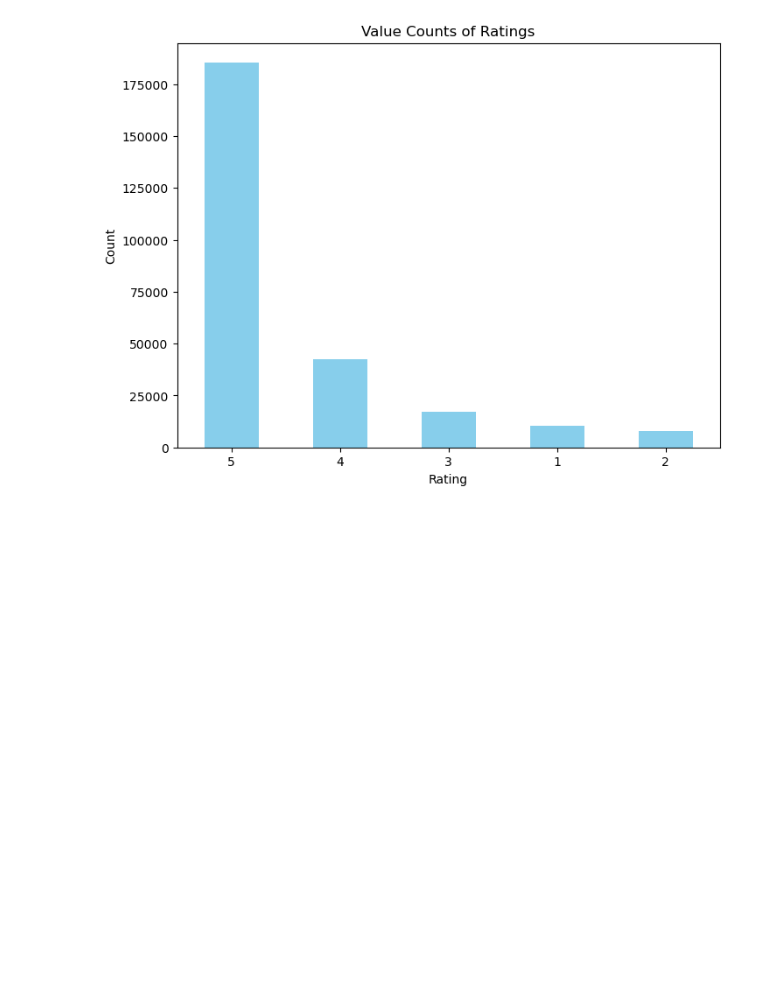
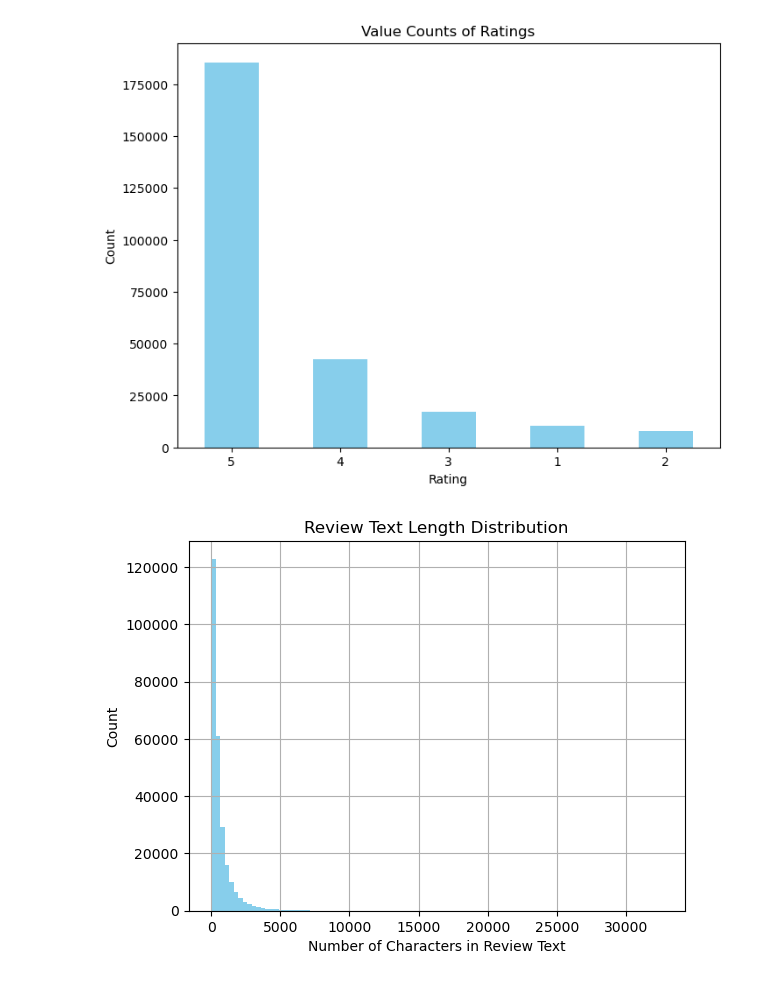
Before and after one commit to lderr4/Fresh-Finds-Album-Recommendation, a Jupyter notebook: explore_data.ipynb, the cells around one changed output. Drawn from its saved outputs; the diff is of its cells as text; code cells hidden in the pictures; blank space fills up the shorter version.

```diff
--- a/explore_data.ipynb
+++ b/explore_data.ipynb
@@ -4,3 +5,3 @@ import matplotlib.pyplot as plt
 # %%
-df = pd.read_json("mard/mard_reviews.json" , lines=True)
+reviews = pd.read_json("mard/mard_reviews.json" , lines=True)
 # %%
@@ -37,3 +54,12 @@ plt.xticks(rotation=0)  # Rotate x-axis labels if necessary
 plt.show()
 # %% [output]
 [figure]
+# %%
+reviews["reviewTextLength"] = reviews["reviewText"].apply(lambda x : len(x))
+reviews["reviewTextLength"].hist(bins=100, color="skyblue")
+plt.xlabel('Number of Characters in Review Text')  # Label for the x-axis
+plt.ylabel('Count')  # Label for the y-axis
+plt.title('Review Text Length Distribution')  # Title for the plot
+plt.show()
+# %% [output]
+[figure, added]
```
Also changed, not shown: parts of 12 cells of this notebook, 1 other file.
